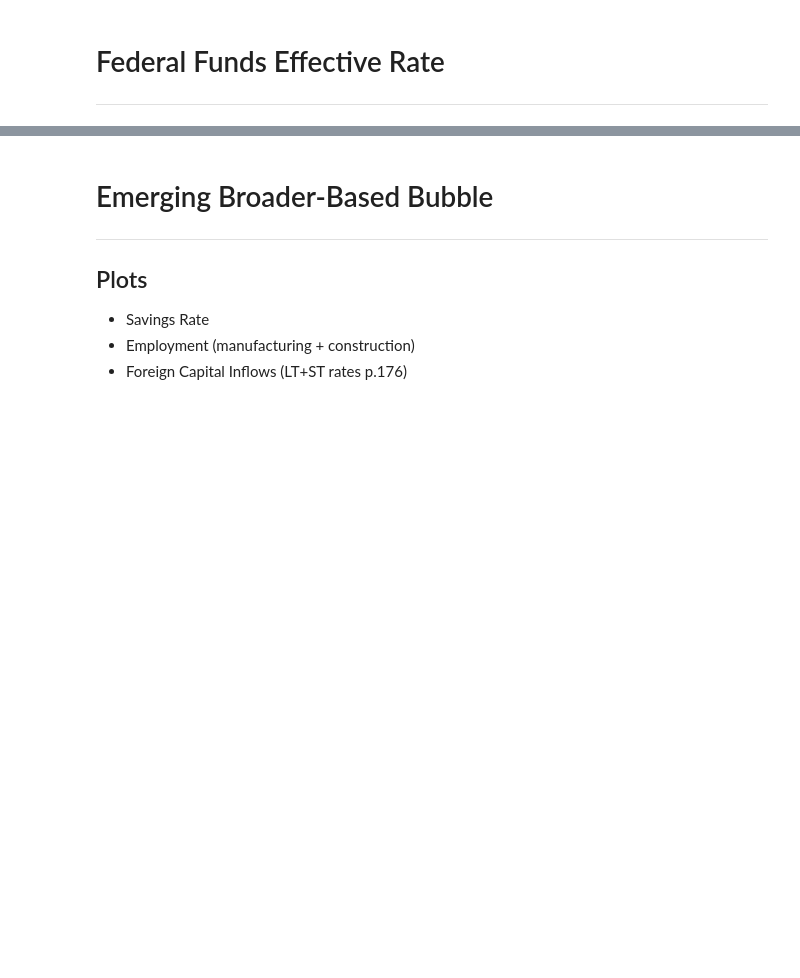
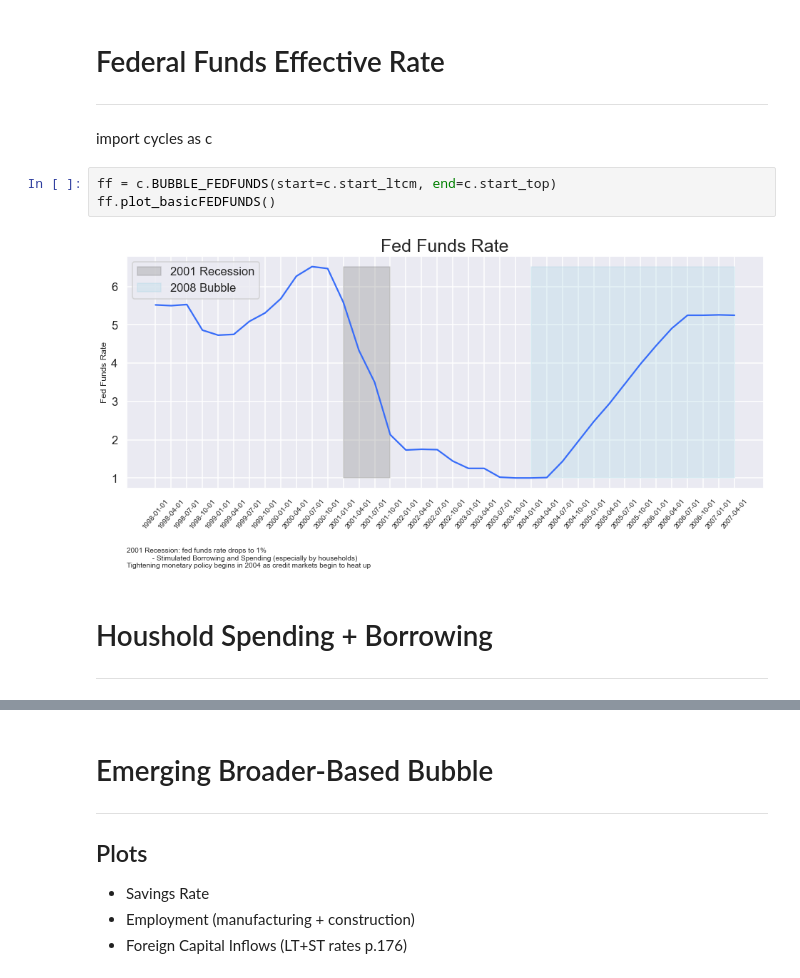
Before and after one commit to bridaniels/Principles_NavigatingBigDebtCrises, a Jupyter notebook: Part2/US_DebtAdjustment/2008_bubble.ipynb, the cells around one changed output, grey strips where cells are left out. Cells and saved outputs as stored; diff of their text form; blank space fills up the shorter version.

Commit message:
2008 emerging plots

```diff
--- a/Part2/US_DebtAdjustment/2008_bubble.ipynb
+++ b/Part2/US_DebtAdjustment/2008_bubble.ipynb
@@ -69,3 +61,13 @@ d2gdp.plot_debt2gdp_ratio()
 # %% [markdown]
 # Federal Funds Effective Rate
 ---
+# %% [markdown]
+import cycles as c
+# %%
+ff = c.BUBBLE_FEDFUNDS(start=c.start_ltcm, end=c.start_top)
+ff.plot_basicFEDFUNDS()
+# %% [output]
+[figure, added]
+# %% [markdown]
+# Houshold Spending + Borrowing
+---
```
Also changed, not shown: parts of 8 cells of this notebook, 1 other file.
